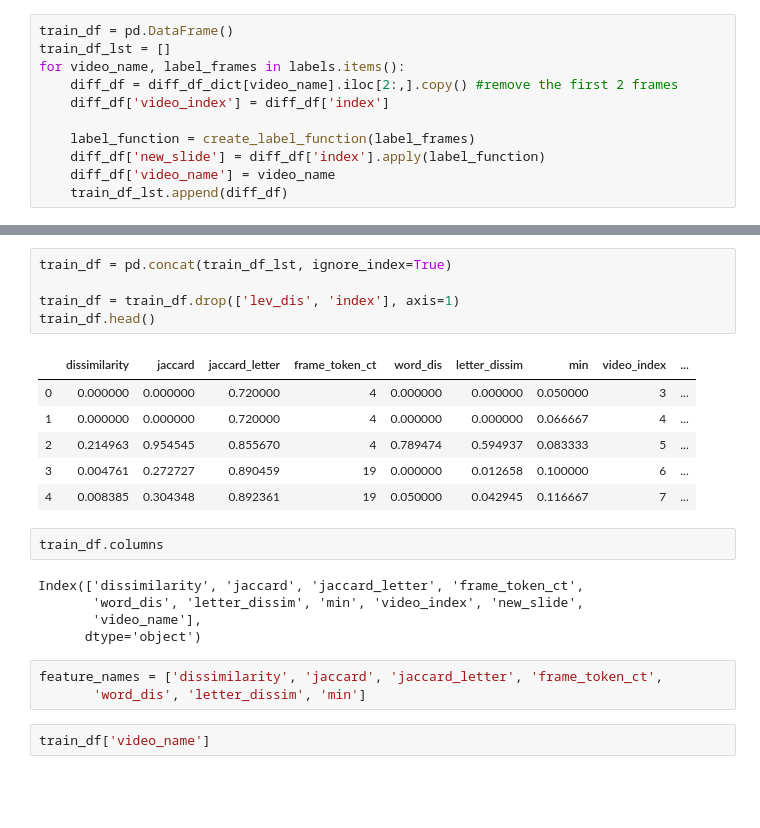
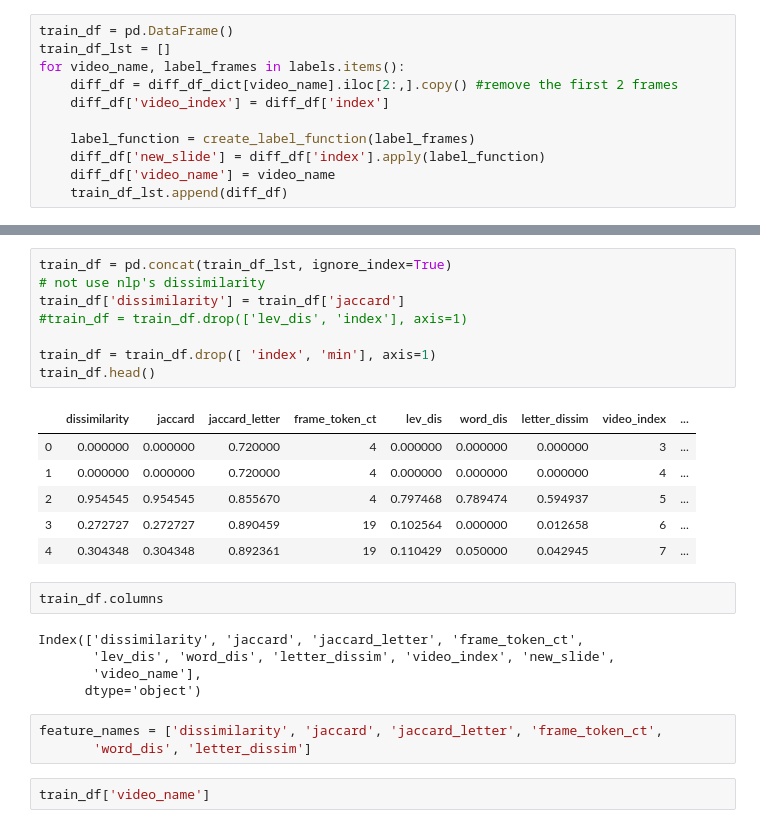
Before and after one commit to shex1627/video_segmentation, a Jupyter notebook: notebooks/training_labels.ipynb, the cells around one changed output, grey strips where cells are left out. Cells and saved outputs as stored; diff of their text form; blank space fills up the shorter version.

```diff
--- a/notebooks/training_labels.ipynb
+++ b/notebooks/training_labels.ipynb
@@ -68,25 +99,28 @@ pd.concat(train_df_lst)['new_slide'].sum(), pd.concat(train_df_lst)['new_slide']
 # %%
 train_df = pd.concat(train_df_lst, ignore_index=True)
+# not use nlp's dissimilarity
+train_df['dissimilarity'] = train_df['jaccard']
+#train_df = train_df.drop(['lev_dis', 'index'], axis=1)
 
-train_df = train_df.drop(['lev_dis', 'index'], axis=1)
+train_df = train_df.drop([ 'index', 'min'], axis=1)
 train_df.head()
 # %% [output]
-|  | dissimilarity | jaccard | jaccard_letter | frame_token_ct | word_dis | letter_dissim | min | video_index | ... |
-| 0 | 0.000000 | 0.000000 | 0.720000 | 4 | 0.000000 | 0.000000 | 0.050000 | 3 | ... |
-| 1 | 0.000000 | 0.000000 | 0.720000 | 4 | 0.000000 | 0.000000 | 0.066667 | 4 | ... |
-| 2 | 0.214963 | 0.954545 | 0.855670 | 4 | 0.789474 | 0.594937 | 0.083333 | 5 | ... |
-| 3 | 0.004761 | 0.272727 | 0.890459 | 19 | 0.000000 | 0.012658 | 0.100000 | 6 | ... |
-| 4 | 0.008385 | 0.304348 | 0.892361 | 19 | 0.050000 | 0.042945 | 0.116667 | 7 | ... |
+|  | dissimilarity | jaccard | jaccard_letter | frame_token_ct | lev_dis | word_dis | letter_dissim | video_index | ... |
+| 0 | 0.000000 | 0.000000 | 0.720000 | 4 | 0.000000 | 0.000000 | 0.000000 | 3 | ... |
+| 1 | 0.000000 | 0.000000 | 0.720000 | 4 | 0.000000 | 0.000000 | 0.000000 | 4 | ... |
+| 2 | 0.954545 | 0.954545 | 0.855670 | 4 | 0.797468 | 0.789474 | 0.594937 | 5 | ... |
+| 3 | 0.272727 | 0.272727 | 0.890459 | 19 | 0.102564 | 0.000000 | 0.012658 | 6 | ... |
+| 4 | 0.304348 | 0.304348 | 0.892361 | 19 | 0.110429 | 0.050000 | 0.042945 | 7 | ... |
 # %%
 train_df.columns
 # %% [output]
 Index(['dissimilarity', 'jaccard', 'jaccard_letter', 'frame_token_ct',
-       'word_dis', 'letter_dissim', 'min', 'video_index', 'new_slide',
+       'lev_dis', 'word_dis', 'letter_dissim', 'video_index', 'new_slide',
        'video_name'],
       dtype='object')
 # %%
 feature_names = ['dissimilarity', 'jaccard', 'jaccard_letter', 'frame_token_ct',
-       'word_dis', 'letter_dissim', 'min']
+       'word_dis', 'letter_dissim']
 # %%
 train_df['video_name']
 # %% [output]
```
Also changed, not shown: parts of 40 cells of this notebook, 5 other files.
